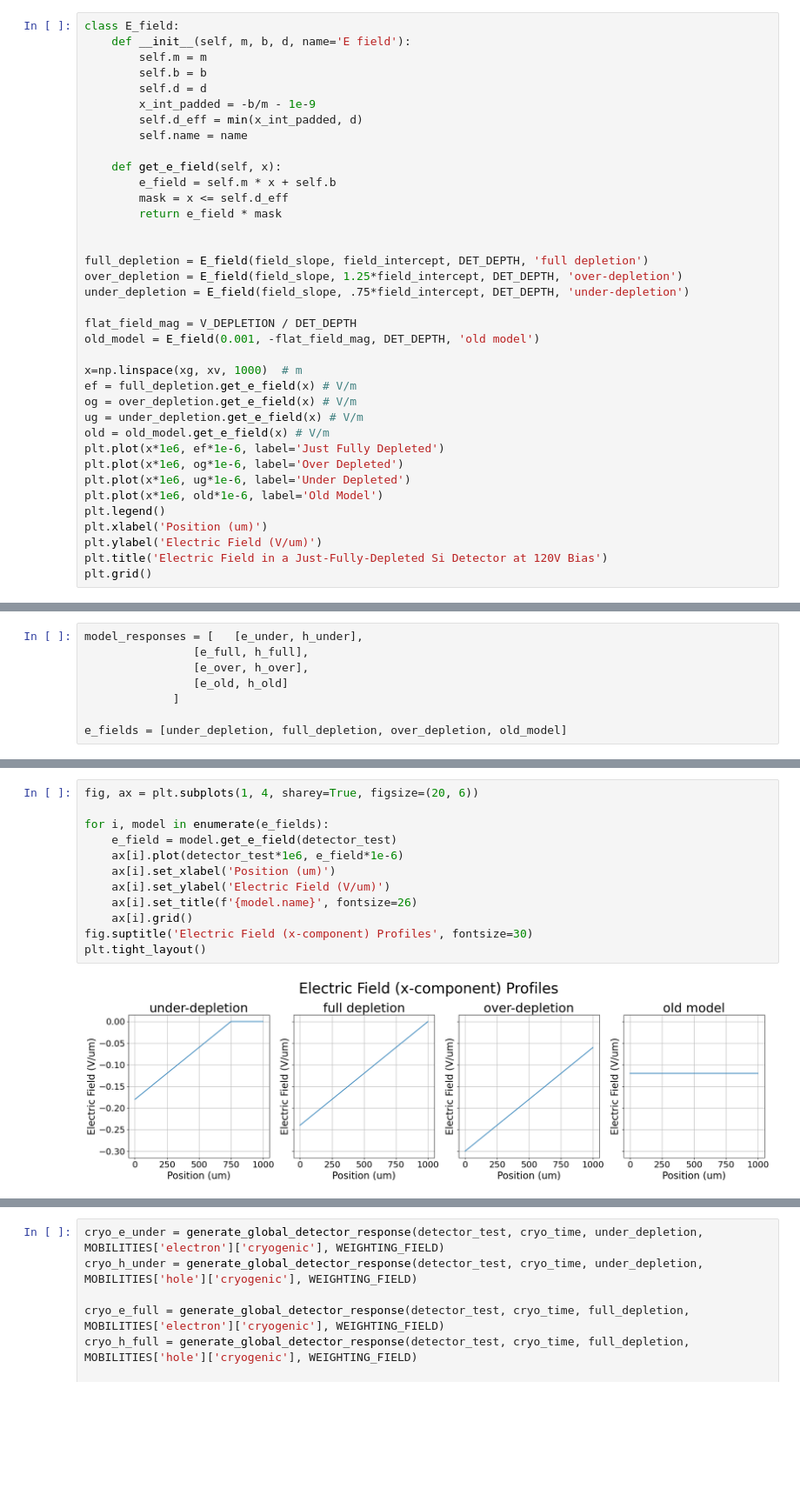
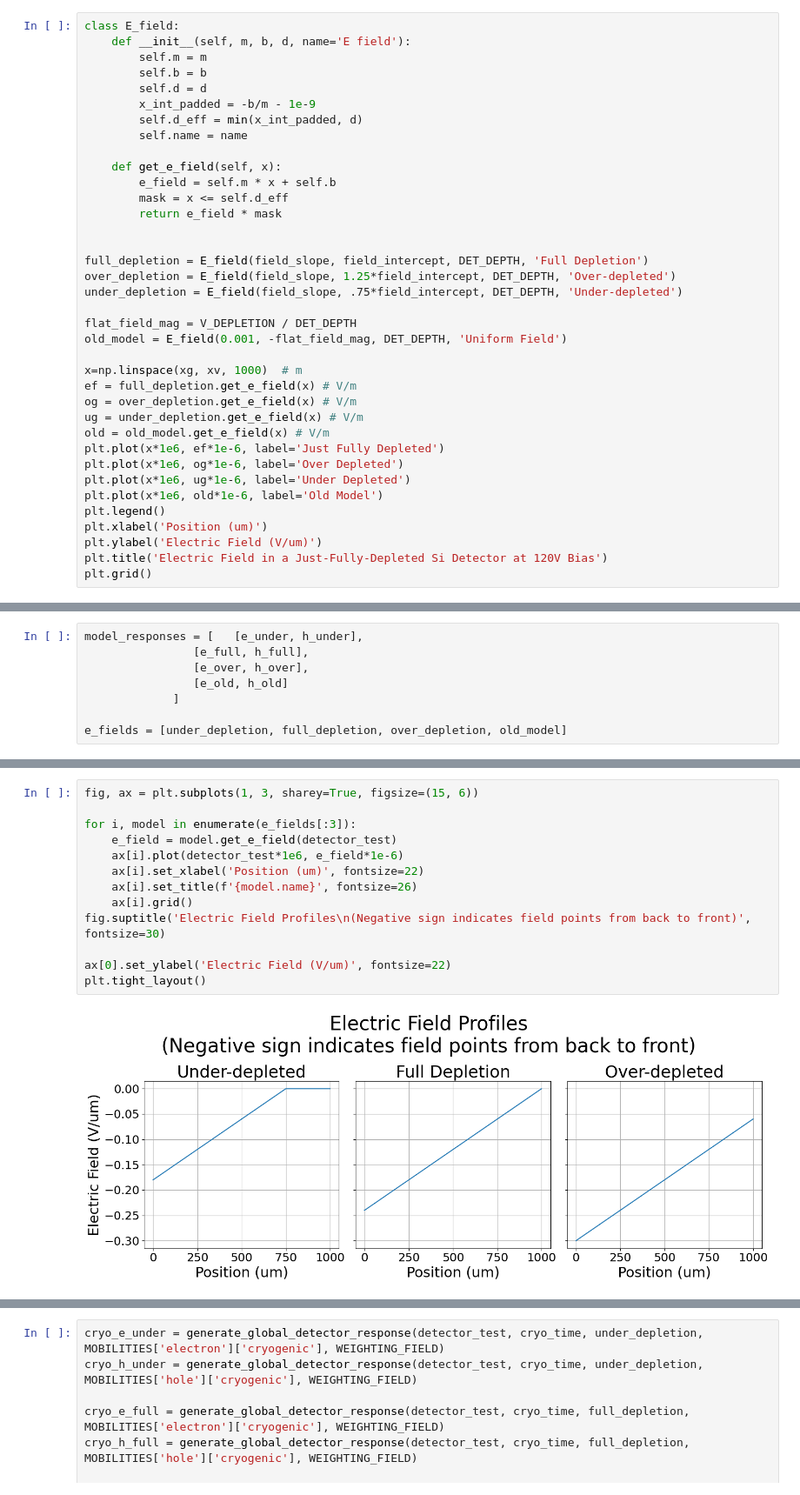
Before and after one commit to ForestTschirhart/Si_detector_sim_upgrade, a Jupyter notebook: detector_sim_analytic_copy.ipynb, the cells around one changed output, grey strips where cells are left out. Shown at 87% size. Drawn from its saved outputs; the diff is of its cells as text; blank space fills up the shorter version.

```diff
--- a/detector_sim_analytic_copy.ipynb
+++ b/detector_sim_analytic_copy.ipynb
@@ -67,12 +69,12 @@ class E_field:
         return e_field * mask
 
 
-full_depletion = E_field(field_slope, field_intercept, DET_DEPTH, 'full depletion')
-over_depletion = E_field(field_slope, 1.25*field_intercept, DET_DEPTH, 'over-depletion')
-under_depletion = E_field(field_slope, .75*field_intercept, DET_DEPTH, 'under-depletion')
+full_depletion = E_field(field_slope, field_intercept, DET_DEPTH, 'Full Depletion')
+over_depletion = E_field(field_slope, 1.25*field_intercept, DET_DEPTH, 'Over-depleted')
+under_depletion = E_field(field_slope, .75*field_intercept, DET_DEPTH, 'Under-depleted')
 
 flat_field_mag = V_DEPLETION / DET_DEPTH
-old_model = E_field(0.001, -flat_field_mag, DET_DEPTH, 'old model')
+old_model = E_field(0.001, -flat_field_mag, DET_DEPTH, 'Uniform Field')
 
 x=np.linspace(xg, xv, 1000)  # m
 ef = full_depletion.get_e_field(x) # V/m
@@ -369,15 +373,16 @@ fig.tight_layout()
 # %%
-fig, ax = plt.subplots(1, 4, sharey=True, figsize=(20, 6))
+fig, ax = plt.subplots(1, 3, sharey=True, figsize=(15, 6))
 
-for i, model in enumerate(e_fields):
+for i, model in enumerate(e_fields[:3]):
     e_field = model.get_e_field(detector_test)
     ax[i].plot(detector_test*1e6, e_field*1e-6)
-    ax[i].set_xlabel('Position (um)')
-    ax[i].set_ylabel('Electric Field (V/um)')
+    ax[i].set_xlabel('Position (um)', fontsize=22)
     ax[i].set_title(f'{model.name}', fontsize=26)
     ax[i].grid()
-fig.suptitle('Electric Field (x-component) Profiles', fontsize=30)
+fig.suptitle('Electric Field Profiles\n(Negative sign indicates field points from back to front)', fontsize=30)
+
+ax[0].set_ylabel('Electric Field (V/um)', fontsize=22)
 plt.tight_layout()
 # %% [output]
-[figure, old version]
+[figure, new version]
 # %%
```
Also changed, not shown: parts of 13 cells of this notebook.
